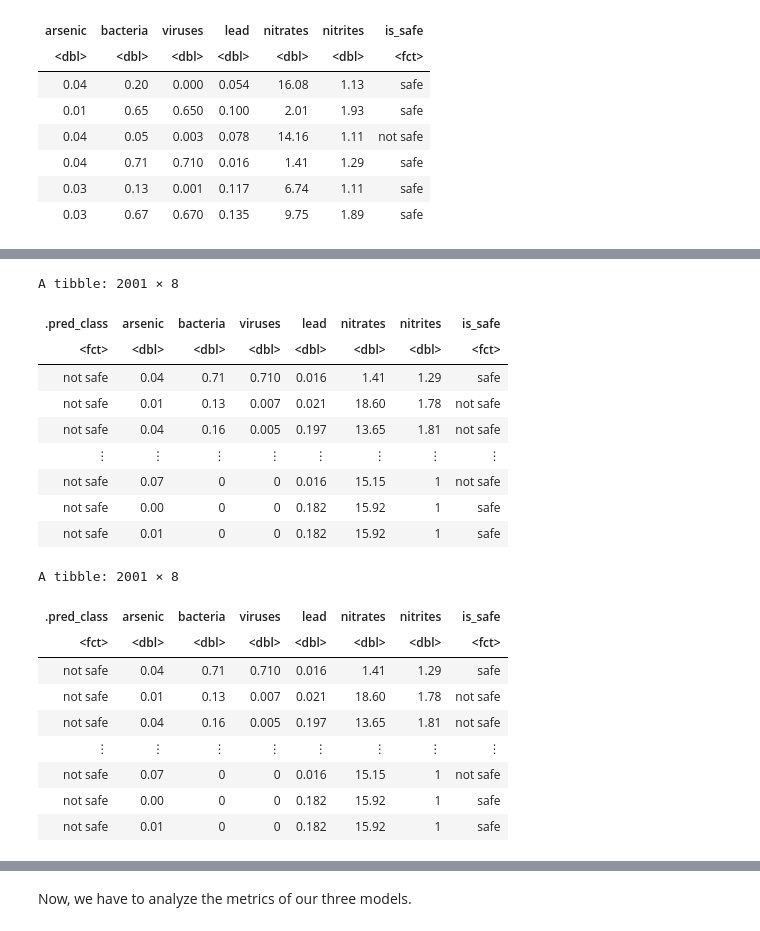
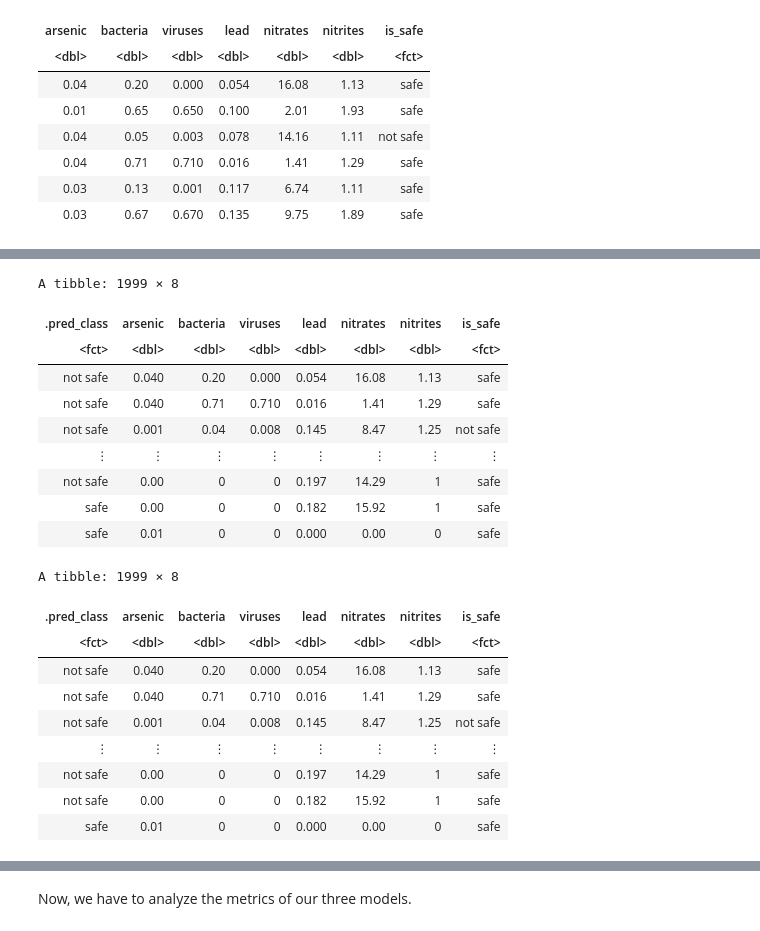
Before and after one commit to zayan-sheikh/DSCI-G13-Project, a Jupyter notebook: group_project_report.ipynb, the cells around one changed output, grey strips where cells are left out. Cells and saved outputs as stored; diff of their text form; code cells hidden in the pictures.

```diff
--- a/group_project_report.ipynb
+++ b/group_project_report.ipynb
@@ -26,7 +30,8 @@ url <- "https://raw.githubusercontent.com/zayan-sheikh/DSCI-G13-Project/main/dat
 raw_data <- read_csv(url) |>
             mutate(is_safe = as_factor(is_safe))|>
             mutate(is_safe = fct_recode(is_safe, 'safe' = '1', 'not safe' = '0')) |>
-            select(arsenic, bacteria, viruses, lead, nitrates, nitrites, is_safe)
+            select(arsenic, bacteria, viruses, lead, nitrates, nitrites, is_safe) |>
+            na.omit()
 
 head(raw_data)
 # %% [output]
@@ -102,8 +107,27 @@ water_train_plot
 # %%
-#step 1: create a recipe for the training data
+set.seed(1)
+# step 1: create a recipe for the training data. Since the data is imbalanced, we must import the themis library and upsample the data first.
 
-water_recipe <- recipe(is_safe ~ arsenic + bacteria + viruses + lead + nitrates + nitrites, data = water_train) |>
+water_temp <- recipe(is_safe ~ arsenic + bacteria + viruses + lead + nitrates + nitrites, data = water_train) |>
+    step_naomit(all_predictors(), skip=TRUE) |>
+    step_upsample(is_safe, over_ratio = 1, skip = FALSE) |>
+    prep()
+
+# step 2: using the upsampled data, we will create a "new" dataset for us to use
+water_ups <- bake(water_temp, water_train)
+
+
+# step 3: using the upsampled dataset, create a recipe, scaling and centering all predictors
+water_recipe <- recipe(is_safe ~ arsenic + bacteria + viruses + lead + nitrates + nitrites, data = water_ups) |>
     step_scale(all_predictors())|>
-    step_center(all_predictors())
+    step_center(all_predictors()) |>
+    prep()
+
+
+# chechking to see if dataset is now balanced
+water_ups |>
+  group_by(is_safe) |>
+  summarize(n = n())
+
 water_recipe
 # %% [output]
@@ -193,53 +227,54 @@ This plot indicates that the most accurate model to predict whether the water is
 # %%
-#model 1 (36 nearest neighbors):
+set.seed(1)
+#model 1 (1 nearest neighbor):
 
-water_knn_36 <- nearest_neighbor(weight_func = 'rectangular', neighbors = 36) |>
+water_knn_1 <- nearest_neighbor(weight_func = 'rectangular', neighbors = 1) |>
     set_engine('kknn') |>
     set_mode('classification')
 
-knn_workflow_36 <- workflow() |>
+knn_workflow_1 <- workflow() |>
     add_recipe(water_recipe) |>
-    add_model(water_knn_36) |>
+    add_model(water_knn_1) |>
     fit(data = water_train)
 
-test_pred_36 <- predict(knn_workflow_36, water_test)|>
+test_pred_1 <- predict(knn_workflow_1, water_test)|>
     bind_cols(water_test)
-test_pred_36
+test_pred_1
 # %% [output]
-A tibble: 2001 × 8
+A tibble: 1999 × 8
 | .pred_class | arsenic | bacteria | viruses | lead | nitrates | nitrites | is_safe |
 | <fct> | <dbl> | <dbl> | <dbl> | <dbl> | <dbl> | <dbl> | <fct> |
-| not safe | 0.04 | 0.71 | 0.710 | 0.016 | 1.41 | 1.29 | safe |
-| not safe | 0.01 | 0.13 | 0.007 | 0.021 | 18.60 | 1.78 | not safe |
-| not safe | 0.04 | 0.16 | 0.005 | 0.197 | 13.65 | 1.81 | not safe |
+| not safe | 0.040 | 0.20 | 0.000 | 0.054 | 16.08 | 1.13 | safe |
+| not safe | 0.040 | 0.71 | 0.710 | 0.016 | 1.41 | 1.29 | safe |
+| not safe | 0.001 | 0.04 | 0.008 | 0.145 | 8.47 | 1.25 | not safe |
 | ⋮ | ⋮ | ⋮ | ⋮ | ⋮ | ⋮ | ⋮ | ⋮ |
-| not safe | 0.07 | 0 | 0 | 0.016 | 15.15 | 1 | not safe |
-| not safe | 0.00 | 0 | 0 | 0.182 | 15.92 | 1 | safe |
-| not safe | 0.01 | 0 | 0 | 0.182 | 15.92 | 1 | safe |
+| not safe | 0.00 | 0 | 0 | 0.197 | 14.29 | 1 | safe |
+| safe | 0.00 | 0 | 0 | 0.182 | 15.92 | 1 | safe |
+| safe | 0.01 | 0 | 0 | 0.000 | 0.00 | 0 | safe |
 # %%
-#model 2 (14 nearest neighbors):
+#model 2 (3 nearest neighbors):
 
-water_knn_41 <- nearest_neighbor(weight_func = 'rectangular', neighbors = 41) |>
+water_knn_3 <- nearest_neighbor(weight_func = 'rectangular', neighbors = 3) |>
     set_engine('kknn') |>
     set_mode('classification')
 
-knn_workflow_41 <- workflow() |>
+knn_workflow_3 <- workflow() |>
     add_recipe(water_recipe) |>
-    add_model(water_knn_41) |>
+    add_model(water_knn_3) |>
     fit(data = water_train)
 
-test_pred_41 <- predict(knn_workflow_41, water_test)|>
+test_pred_3 <- predict(knn_workflow_3, water_test)|>
     bind_cols(water_test)
-test_pred_41
+test_pred_3
 # %% [output]
-A tibble: 2001 × 8
+A tibble: 1999 × 8
 | .pred_class | arsenic | bacteria | viruses | lead | nitrates | nitrites | is_safe |
 | <fct> | <dbl> | <dbl> | <dbl> | <dbl> | <dbl> | <dbl> | <fct> |
-| not safe | 0.04 | 0.71 | 0.710 | 0.016 | 1.41 | 1.29 | safe |
-| not safe | 0.01 | 0.13 | 0.007 | 0.021 | 18.60 | 1.78 | not safe |
-| not safe | 0.04 | 0.16 | 0.005 | 0.197 | 13.65 | 1.81 | not safe |
+| not safe | 0.040 | 0.20 | 0.000 | 0.054 | 16.08 | 1.13 | safe |
+| not safe | 0.040 | 0.71 | 0.710 | 0.016 | 1.41 | 1.29 | safe |
+| not safe | 0.001 | 0.04 | 0.008 | 0.145 | 8.47 | 1.25 | not safe |
 | ⋮ | ⋮ | ⋮ | ⋮ | ⋮ | ⋮ | ⋮ | ⋮ |
-| not safe | 0.07 | 0 | 0 | 0.016 | 15.15 | 1 | not safe |
+| not safe | 0.00 | 0 | 0 | 0.197 | 14.29 | 1 | safe |
 | not safe | 0.00 | 0 | 0 | 0.182 | 15.92 | 1 | safe |
-| not safe | 0.01 | 0 | 0 | 0.182 | 15.92 | 1 | safe |
+| safe | 0.01 | 0 | 0 | 0.000 | 0.00 | 0 | safe |
 # %%
```
Also changed, not shown: parts of 16 cells of this notebook.
